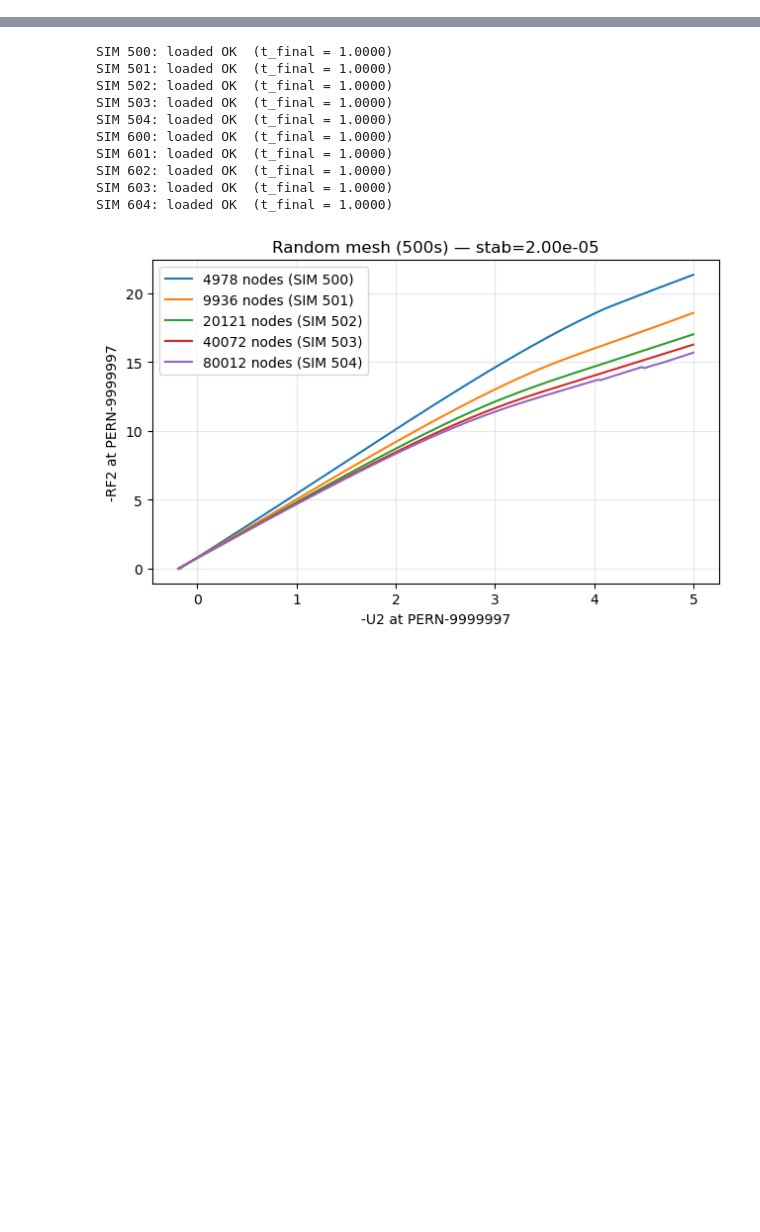
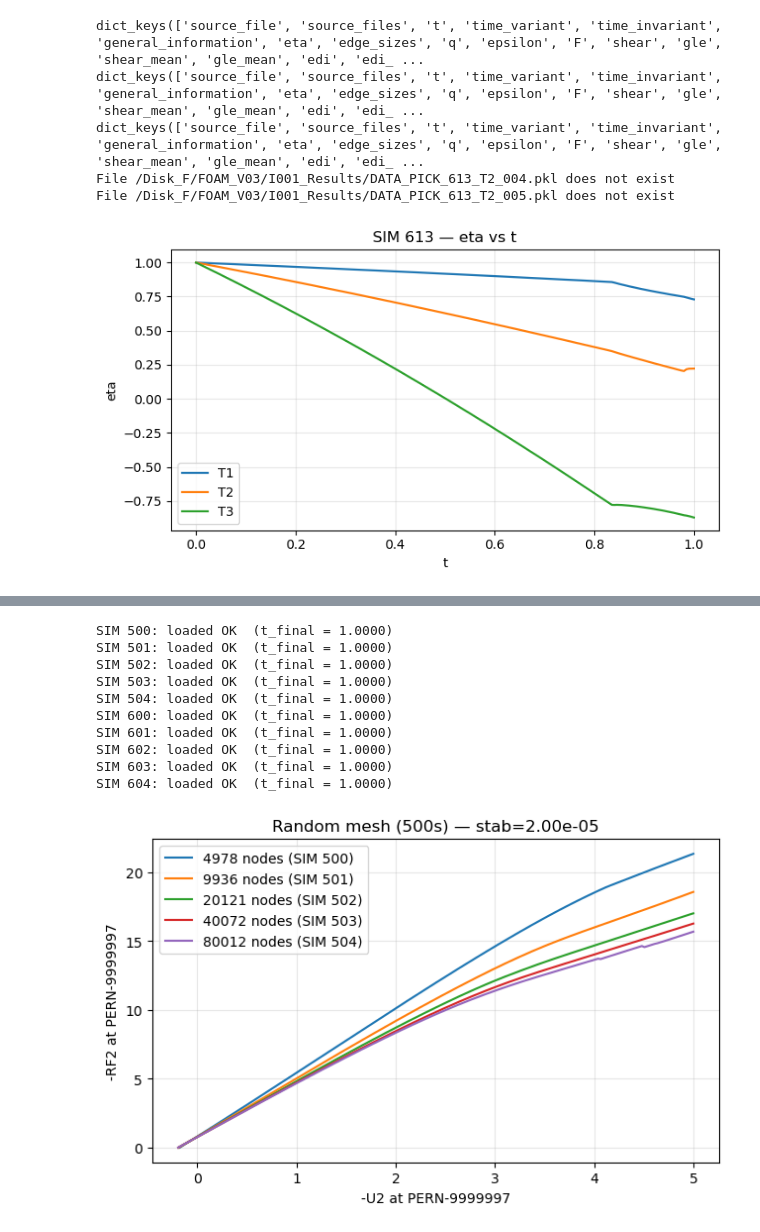
Before and after one commit to francoruffini17/FOAM_V03, a Jupyter notebook: Z001_Results_Analizer/Convergence_analysis_complete_500_600.ipynb, the cells around one changed output, grey strips where cells are left out. Saved outputs shown, nothing was run; the diff lists cells and outputs as text; code cells hidden in the pictures; blank space fills up the shorter version.

```diff
--- a/Z001_Results_Analizer/Convergence_analysis_complete_500_600.ipynb
+++ b/Z001_Results_Analizer/Convergence_analysis_complete_500_600.ipynb
@@ -89,0 +92,40 @@ display(pd.DataFrame(rows))
+# %%
+sim=613
+T_nums = [1,2,3,4,5]
+# T_nums = [1]
+fig, ax = plt.subplots(figsize=(7, 4))
+
+
+
+for T_num in T_nums:
+    pkl_path = ROOT / "I001_Results" / f"DATA_PICK_{sim:03d}_T2_{T_num:03d}.pkl"
+
+    if not pkl_path.exists():
+        print(f"File {pkl_path} does not exist")
+        continue
+
+    with pkl_path.open("rb") as f:
+        data = pickle.load(f)
+
+    print(data.keys())
+    data['eta']
+
+
+    t = np.array(data["t"], dtype=float)
+    eta = np.array(data["eta"], dtype=float)
+
+    ax.plot(t, eta, lw=1.6, label=f"T{T_num}")
+
+ax.set_xlabel("t")
+ax.set_ylabel("eta")
+ax.set_title(f"SIM {sim:03d} — eta vs t")
+ax.grid(True, alpha=0.3, which="both")
+ax.legend()
+plt.tight_layout()
+# %% [output]
+dict_keys(['source_file', 'source_files', 't', 'time_variant', 'time_invariant', 'general_information', 'eta', 'edge_sizes', 'q', 'epsilon', 'F', 'shear', 'gle', 'shear_mean', 'gle_mean', 'edi', 'edi_ ...
+dict_keys(['source_file', 'source_files', 't', 'time_variant', 'time_invariant', 'general_information', 'eta', 'edge_sizes', 'q', 'epsilon', 'F', 'shear', 'gle', 'shear_mean', 'gle_mean', 'edi', 'edi_ ...
+dict_keys(['source_file', 'source_files', 't', 'time_variant', 'time_invariant', 'general_information', 'eta', 'edge_sizes', 'q', 'epsilon', 'F', 'shear', 'gle', 'shear_mean', 'gle_mean', 'edi', 'edi_ ...
+File /Disk_F/FOAM_V03/I001_Results/DATA_PICK_613_T2_004.pkl does not exist
+File /Disk_F/FOAM_V03/I001_Results/DATA_PICK_613_T2_005.pkl does not exist
+[figure, added]
```
Also changed, not shown: parts of 2 cells of this notebook.
